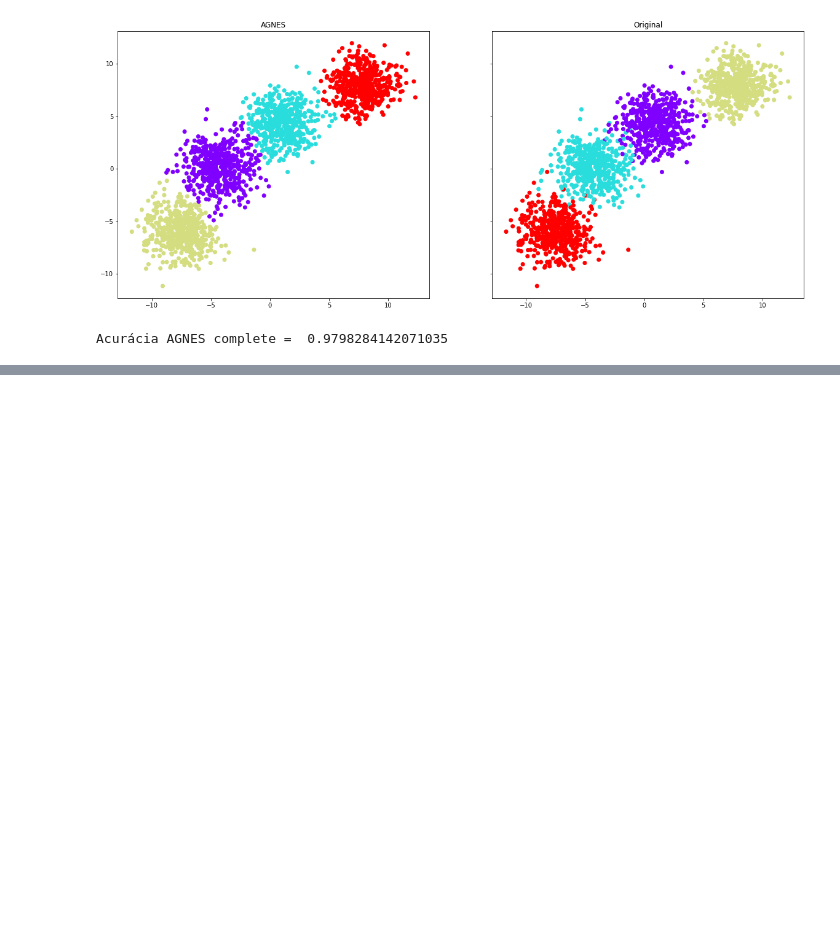
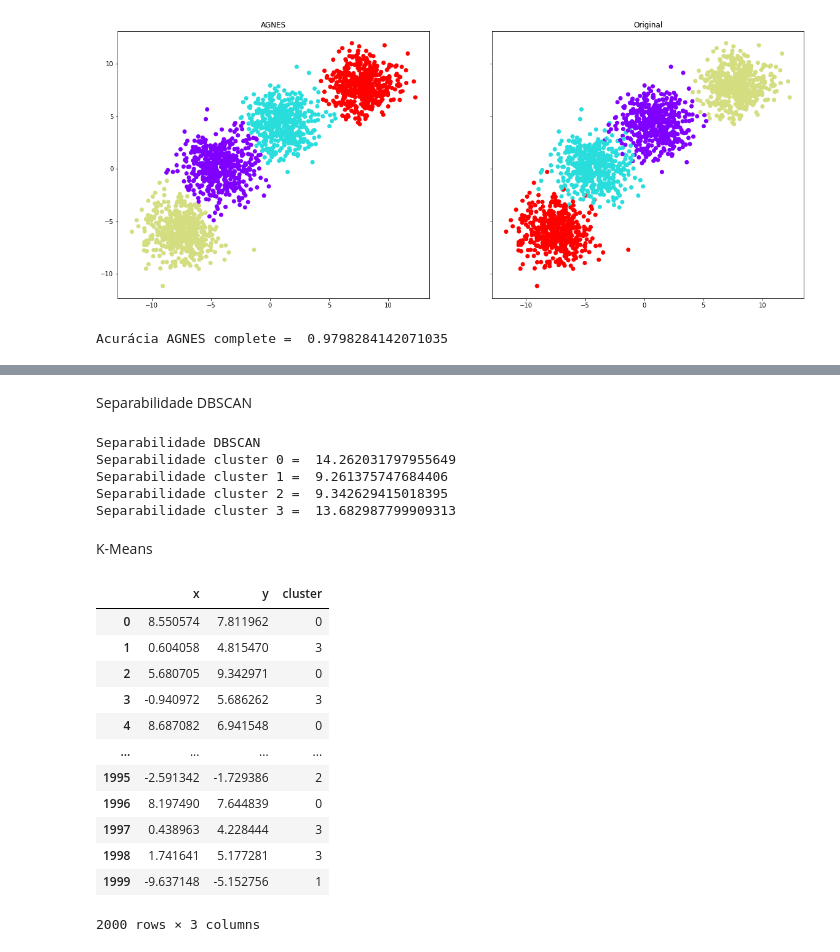
Before and after one commit to viniolvs/ML-clustering, a Jupyter notebook: trab2.ipynb, the cells around one changed output, grey strips where cells are left out. Saved outputs shown, nothing was run; the diff lists cells and outputs as text; code cells hidden in the pictures; blank space fills up the shorter version.

```diff
--- a/trab2.ipynb
+++ b/trab2.ipynb
@@ -214,0 +306,54 @@ Acurácia AGNES complete =  0.9798284142071035
+# %% [markdown]
+Separabilidade DBSCAN
+# %%
+#calcula a distancia entre todos os centroides dos 4 clusters
+d_c0_c1 = np.sqrt((centroids_dbscan[0][1] - centroids_dbscan[1][1])**2 + (centroids_dbscan[0][2] - centroids_dbscan[1][2])**2)
+d_c0_c2 = np.sqrt((centroids_dbscan[0][1] - centroids_dbscan[2][1])**2 + (centroids_dbscan[0][2] - centroids_dbscan[2][2])**2)
+d_c0_c3 = np.sqrt((centroids_dbscan[0][1] - centroids_dbscan[3][1])**2 + (centroids_dbscan[0][2] - centroids_dbscan[3][2])**2)
+
+d_c1_c2 = np.sqrt((centroids_dbscan[1][1] - centroids_dbscan[2][1])**2 + (centroids_dbscan[1][2] - centroids_dbscan[2][2])**2)
+d_c1_c3 = np.sqrt((centroids_dbscan[1][1] - centroids_dbscan[3][1])**2 + (centroids_dbscan[1][2] - centroids_dbscan[3][2])**2)
+
+d_c2_c3 = np.sqrt((centroids_dbscan[2][1] - centroids_dbscan[3][1])**2 + (centroids_dbscan[2][2] - centroids_dbscan[3][2])**2)
+
+sep_c0 = (d_c0_c1 + d_c0_c2 + d_c0_c3)/3
+sep_c1 = (d_c0_c1 + d_c1_c2 + d_c1_c3)/3
+sep_c2 = (d_c0_c2 + d_c1_c2 + d_c2_c3)/3
+sep_c3 = (d_c0_c3 + d_c1_c3 + d_c2_c3)/3
+
+print("Separabilidade DBSCAN")
+print("Separabilidade cluster 0 = ",sep_c0)
+print("Separabilidade cluster 1 = ",sep_c1)
+print("Separabilidade cluster 2 = ",sep_c2)
+print("Separabilidade cluster 3 = ",sep_c3)
+# %% [output]
+Separabilidade DBSCAN
+Separabilidade cluster 0 =  14.262031797955649
+Separabilidade cluster 1 =  9.261375747684406
+Separabilidade cluster 2 =  9.342629415018395
+Separabilidade cluster 3 =  13.682987799909313
+# %% [markdown]
+K-Means
+# %%
+#K-Means
+data = {
+    'x':[*x],
+    'y':[*y],
+    'cluster':[*kmeans.labels_]
+}
+df_kmeans = pd.DataFrame(data)
+df_kmeans
+# %% [output]
+|  | x | y | cluster |
+| 0 | 8.550574 | 7.811962 | 0 |
+| 1 | 0.604058 | 4.815470 | 3 |
+| 2 | 5.680705 | 9.342971 | 0 |
+| 3 | -0.940972 | 5.686262 | 3 |
+| 4 | 8.687082 | 6.941548 | 0 |
+| ... | ... | ... | ... |
+| 1995 | -2.591342 | -1.729386 | 2 |
+| 1996 | 8.197490 | 7.644839 | 0 |
+| 1997 | 0.438963 | 4.228444 | 3 |
+| 1998 | 1.741641 | 5.177281 | 3 |
+| 1999 | -9.637148 | -5.152756 | 1 |
+2000 rows × 3 columns
```
Also changed, not shown: parts of 24 cells of this notebook.
